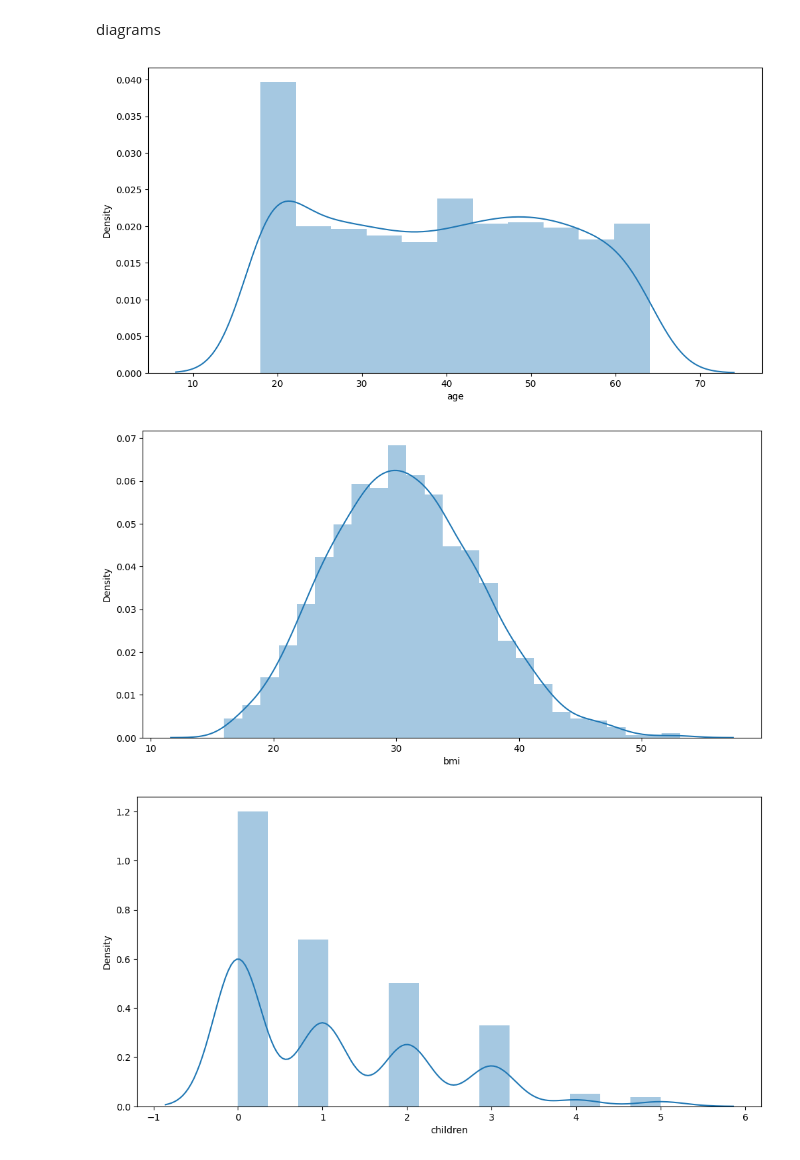
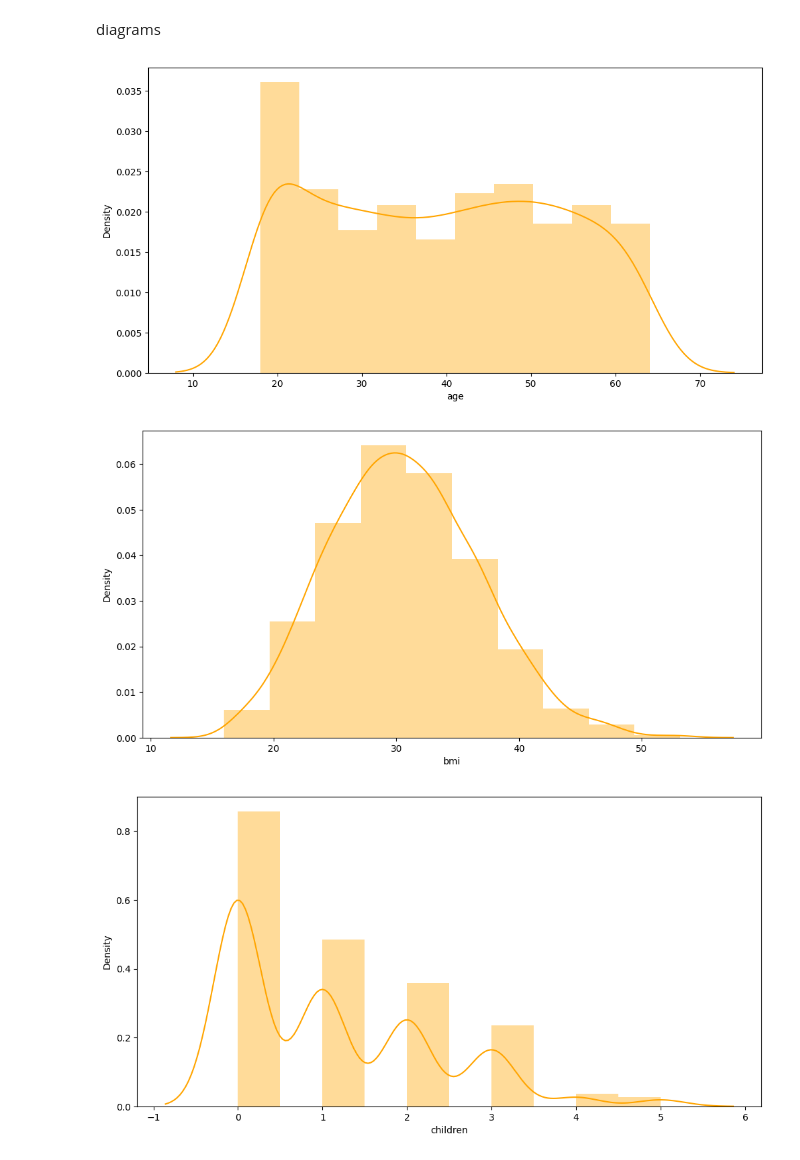
Before and after one commit to ManabBiswas/Machine-Learning, a Jupyter notebook: ML_ project_1/insurance.ipynb, the cells around one changed output. Saved outputs shown, nothing was run; the diff lists cells and outputs as text; code cells hidden in the pictures.

```diff
--- a/ML_ project_1/insurance.ipynb
+++ b/ML_ project_1/insurance.ipynb
@@ -115,9 +115,9 @@ diagrams
 # %%
 numeric_columns = ['age', 'bmi', 'children', 'charges']
 for col in numeric_columns:
     plt.figure(figsize=(12,6))
-    sns.distplot(df[col])
+    sns.distplot(df[col], kde=True, color='orange', bins= 10)
 # %% [output]
-[figure, old version]
+[figure, new version]
-[figure, old version]
+[figure, new version]
-[figure, old version]
+[figure, new version]
```
Also changed, not shown: parts of 6 cells of this notebook.
